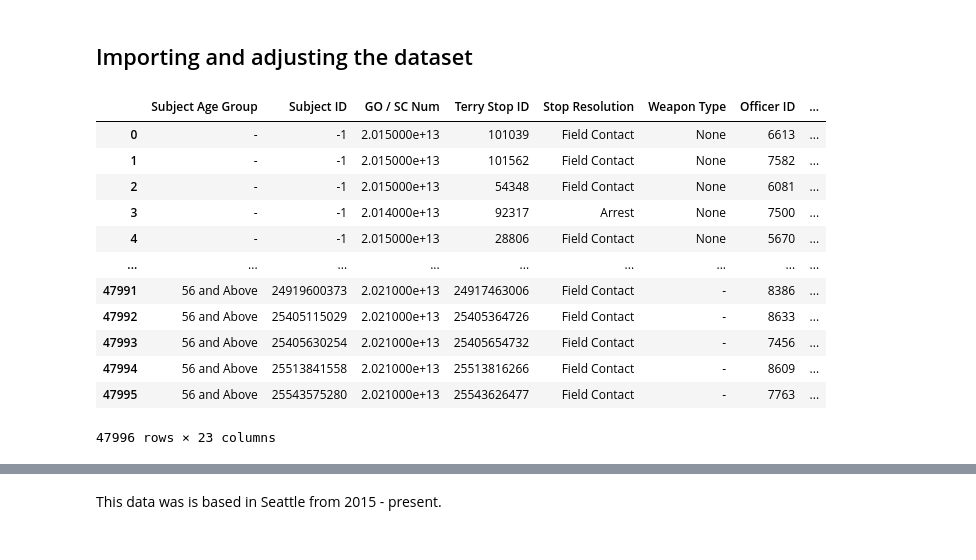
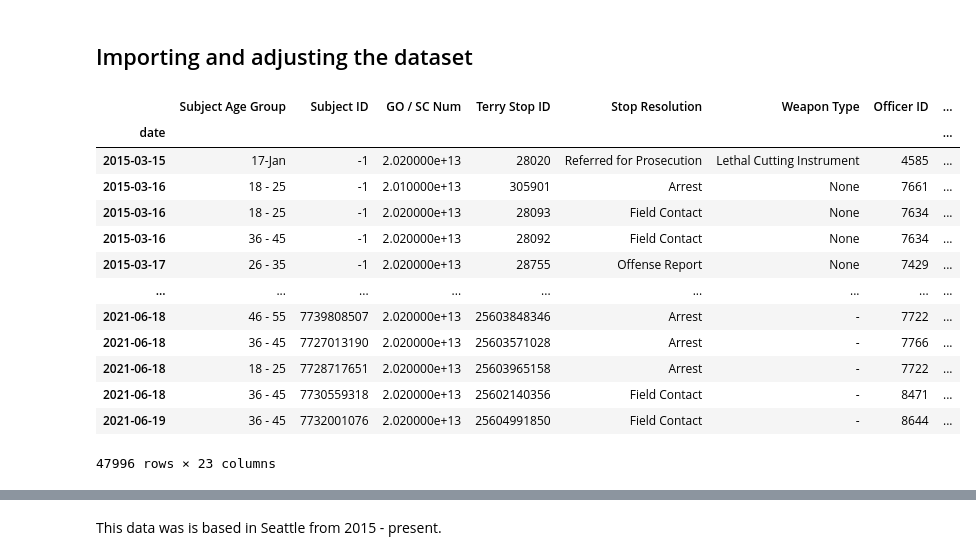
Before and after one commit to letruong711/Terry_Stop_Frisk, a Jupyter notebook: Terry_Ohio_Data_Exploration.ipynb, the cells around one changed output, grey strips where cells are left out. Cells and saved outputs as stored; diff of their text form; code cells hidden in the pictures.

```diff
--- a/Terry_Ohio_Data_Exploration.ipynb
+++ b/Terry_Ohio_Data_Exploration.ipynb
@@ -11,19 +15,28 @@ import matplotlib.dates as mdates
 # %%
 #use df as basis to start all exploration
-df = pd.read_csv(r"C:\Users\letru\Documents\Flatiron\Phase-3-Project\dsc-phase-3-project/Terry-Ohio_Stops.csv")
-df
+data = pd.read_csv(r"C:\Users\letru\Documents\Flatiron\Phase-3-Project\dsc-phase-3-project/Terry-Ohio_Stops.csv", parse_dates = ['date'],
+                  index_col = 'date', dtype = {'officer_race':'category','officer_gender':'category',
+                                                'subject_age':'category',
+                                                'subject_race':'category','subject_gender': 'category',
+                                                'stop_resolution': 'category','weapon_type':'category',
+                                                'call_type':'category','arrest':'int32', 'frisk':'float',
+                                                'precinct':'category', 'sector':'category', 'beat': 'category'})
+data.sort_index(inplace = True)
+data['count'] = 1
+data
 # %% [output]
 |  | Subject Age Group | Subject ID | GO / SC Num | Terry Stop ID | Stop Resolution | Weapon Type | Officer ID | ... |
-| 0 | - | -1 | 2.015000e+13 | 101039 | Field Contact | None | 6613 | ... |
-| 1 | - | -1 | 2.015000e+13 | 101562 | Field Contact | None | 7582 | ... |
-| 2 | - | -1 | 2.015000e+13 | 54348 | Field Contact | None | 6081 | ... |
-| 3 | - | -1 | 2.014000e+13 | 92317 | Arrest | None | 7500 | ... |
-| 4 | - | -1 | 2.015000e+13 | 28806 | Field Contact | None | 5670 | ... |
+| date |  |  |  |  |  |  |  | ... |
+| 2015-03-15 | 17-Jan | -1 | 2.020000e+13 | 28020 | Referred for Prosecution | Lethal Cutting Instrument | 4585 | ... |
+| 2015-03-16 | 18 - 25 | -1 | 2.010000e+13 | 305901 | Arrest | None | 7661 | ... |
+| 2015-03-16 | 18 - 25 | -1 | 2.020000e+13 | 28093 | Field Contact | None | 7634 | ... |
+| 2015-03-16 | 36 - 45 | -1 | 2.020000e+13 | 28092 | Field Contact | None | 7634 | ... |
+| 2015-03-17 | 26 - 35 | -1 | 2.020000e+13 | 28755 | Offense Report | None | 7429 | ... |
 | ... | ... | ... | ... | ... | ... | ... | ... | ... |
-| 47991 | 56 and Above | 24919600373 | 2.021000e+13 | 24917463006 | Field Contact | - | 8386 | ... |
-| 47992 | 56 and Above | 25405115029 | 2.021000e+13 | 25405364726 | Field Contact | - | 8633 | ... |
-| 47993 | 56 and Above | 25405630254 | 2.021000e+13 | 25405654732 | Field Contact | - | 7456 | ... |
-| 47994 | 56 and Above | 25513841558 | 2.021000e+13 | 25513816266 | Field Contact | - | 8609 | ... |
-| 47995 | 56 and Above | 25543575280 | 2.021000e+13 | 25543626477 | Field Contact | - | 7763 | ... |
+| 2021-06-18 | 46 - 55 | 7739808507 | 2.020000e+13 | 25603848346 | Arrest | - | 7722 | ... |
+| 2021-06-18 | 36 - 45 | 7727013190 | 2.020000e+13 | 25603571028 | Arrest | - | 7766 | ... |
+| 2021-06-18 | 18 - 25 | 7728717651 | 2.020000e+13 | 25603965158 | Arrest | - | 7722 | ... |
+| 2021-06-18 | 36 - 45 | 7730559318 | 2.020000e+13 | 25602140356 | Field Contact | - | 8471 | ... |
+| 2021-06-19 | 36 - 45 | 7732001076 | 2.020000e+13 | 25604991850 | Field Contact | - | 8644 | ... |
 47996 rows × 23 columns
 # %%
```
Also changed, not shown: parts of 20 cells of this notebook, 1 other file.
